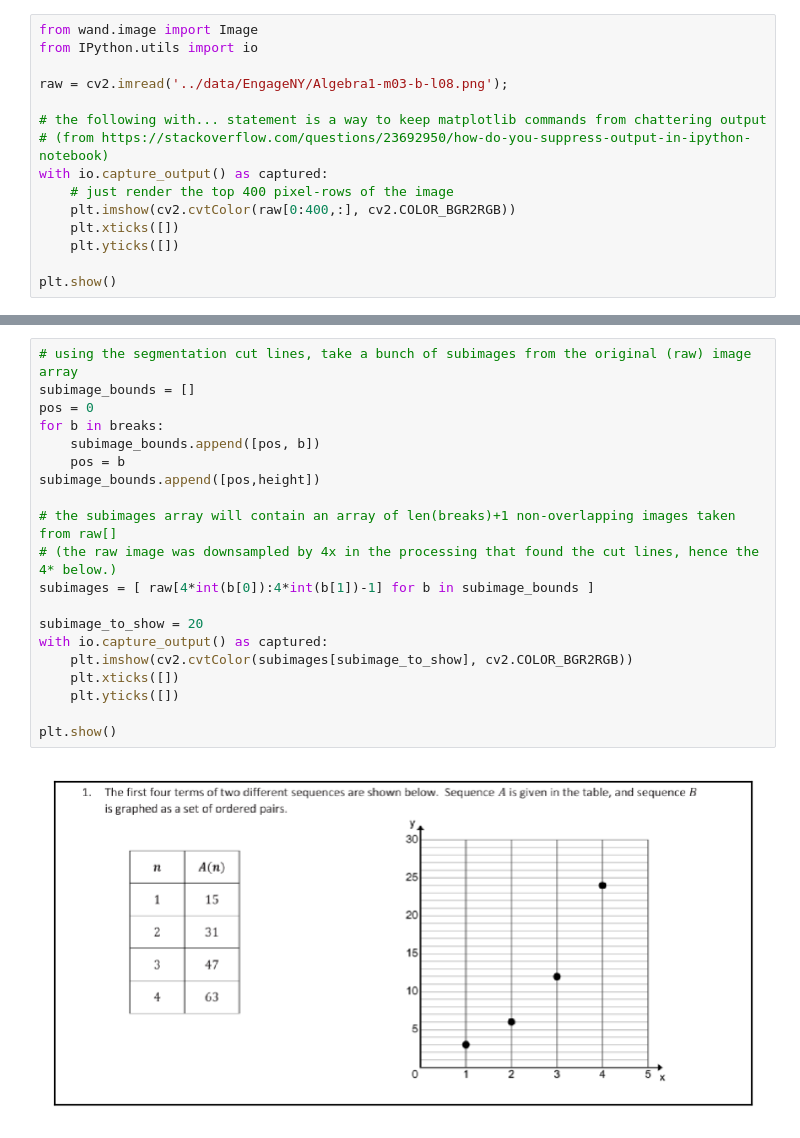
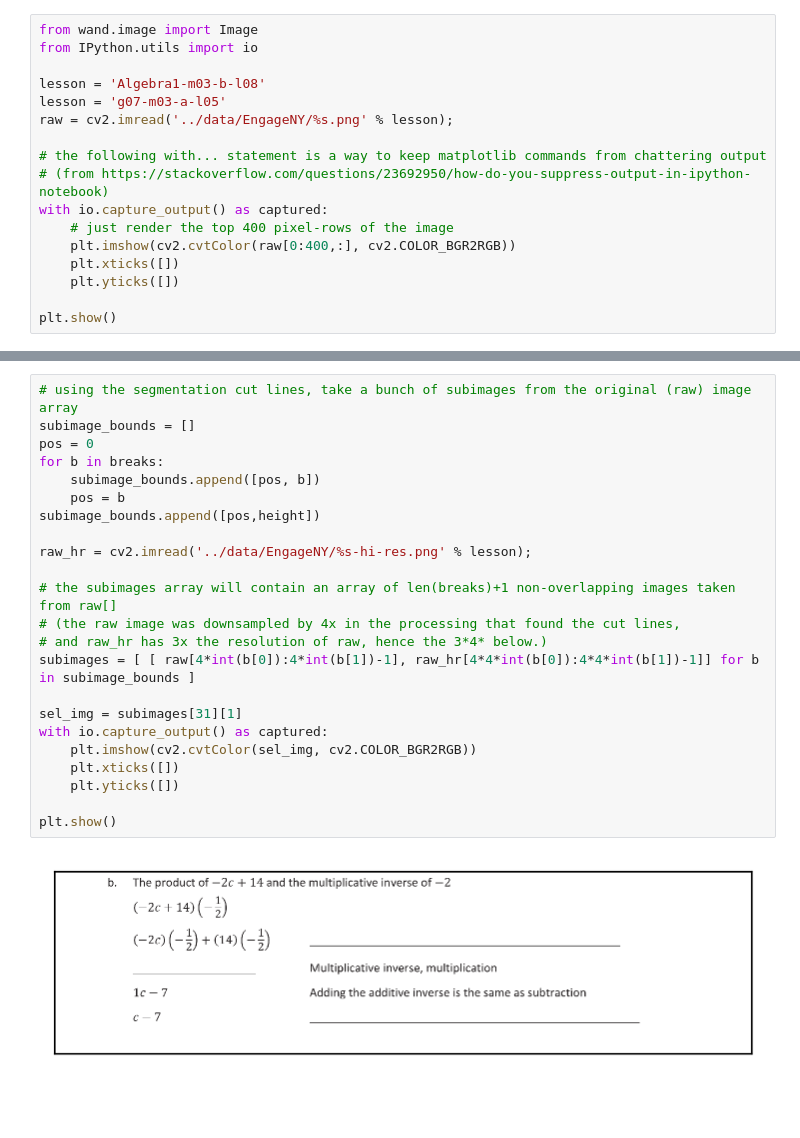
Before and after one commit to simbulus-io/mines2019, a Jupyter notebook: python/docker/notebooks/white space cuts.ipynb, the cells around one changed output, grey strips where cells are left out. Saved outputs shown, nothing was run; the diff lists cells and outputs as text; blank space fills up the shorter version.

```diff
--- a/python/docker/notebooks/white space cuts.ipynb
+++ b/python/docker/notebooks/white space cuts.ipynb
@@ -2,7 +2,9 @@
 from wand.image import Image
 from IPython.utils import io
 
-raw = cv2.imread('../data/EngageNY/Algebra1-m03-b-l08.png');
+lesson = 'Algebra1-m03-b-l08'
+lesson = 'g07-m03-a-l05'
+raw = cv2.imread('../data/EngageNY/%s.png' % lesson);
 
 # the following with... statement is a way to keep matplotlib commands from chattering output
 # (from https://stackoverflow.com/questions/23692950/how-do-you-suppress-output-in-ipython-notebook)
@@ -115,22 +117,25 @@ with io.capture_output() as captured:
 # %%
 # using the segmentation cut lines, take a bunch of subimages from the original (raw) image array
 subimage_bounds = []
 pos = 0
 for b in breaks:
     subimage_bounds.append([pos, b])
     pos = b
 subimage_bounds.append([pos,height])
 
+raw_hr = cv2.imread('../data/EngageNY/%s-hi-res.png' % lesson);
+
 # the subimages array will contain an array of len(breaks)+1 non-overlapping images taken from raw[]
-# (the raw image was downsampled by 4x in the processing that found the cut lines, hence the 4* below.)
-subimages = [ raw[4*int(b[0]):4*int(b[1])-1] for b in subimage_bounds ]
+# (the raw image was downsampled by 4x in the processing that found the cut lines,
+# and raw_hr has 3x the resolution of raw, hence the 3*4* below.)
+subimages = [ [ raw[4*int(b[0]):4*int(b[1])-1], raw_hr[4*4*int(b[0]):4*4*int(b[1])-1]] for b in subimage_bounds ]
 
-subimage_to_show = 20
+sel_img = subimages[31][1]
 with io.capture_output() as captured:
-    plt.imshow(cv2.cvtColor(subimages[subimage_to_show], cv2.COLOR_BGR2RGB))
+    plt.imshow(cv2.cvtColor(sel_img, cv2.COLOR_BGR2RGB))
     plt.xticks([])
     plt.yticks([])
 
 plt.show()
 # %% [output]
-[figure, old version]
+[figure, new version]
```
Also changed, not shown: parts of 11 cells of this notebook, 10 other files.
